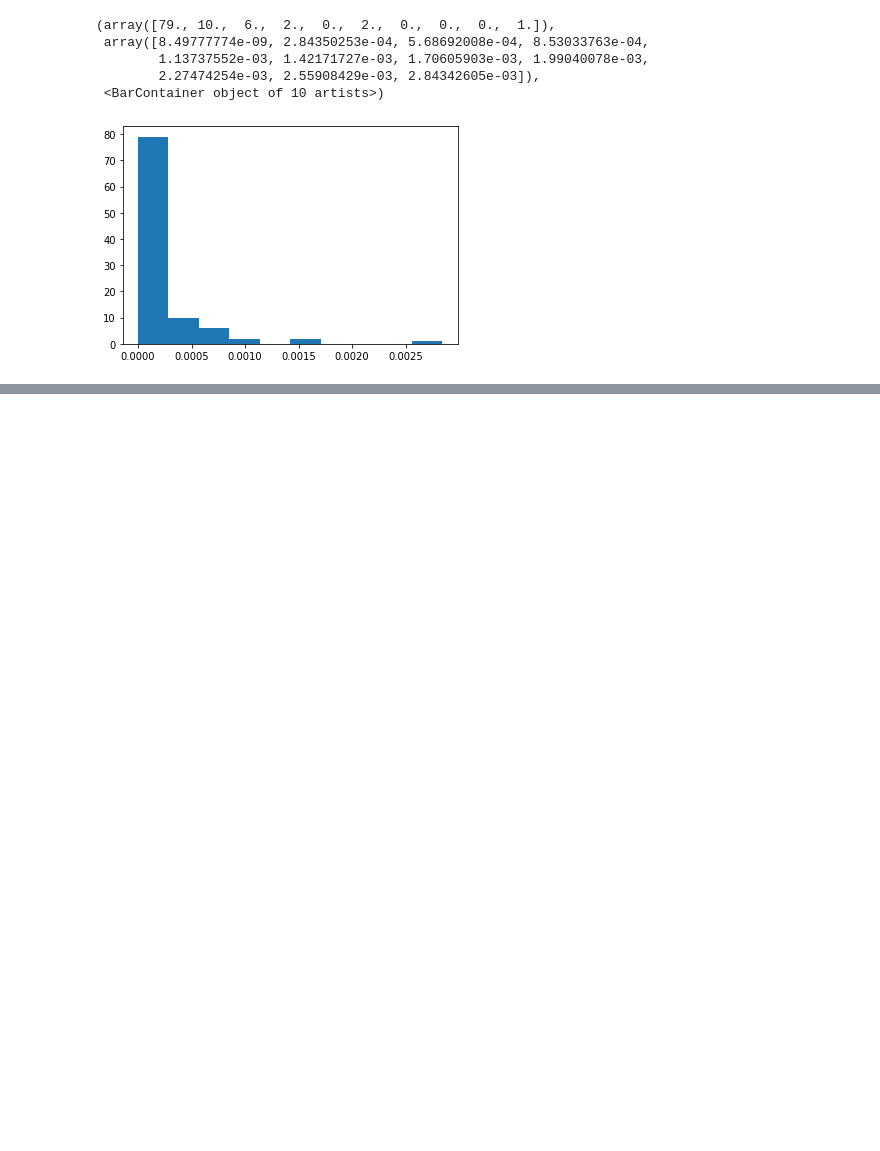
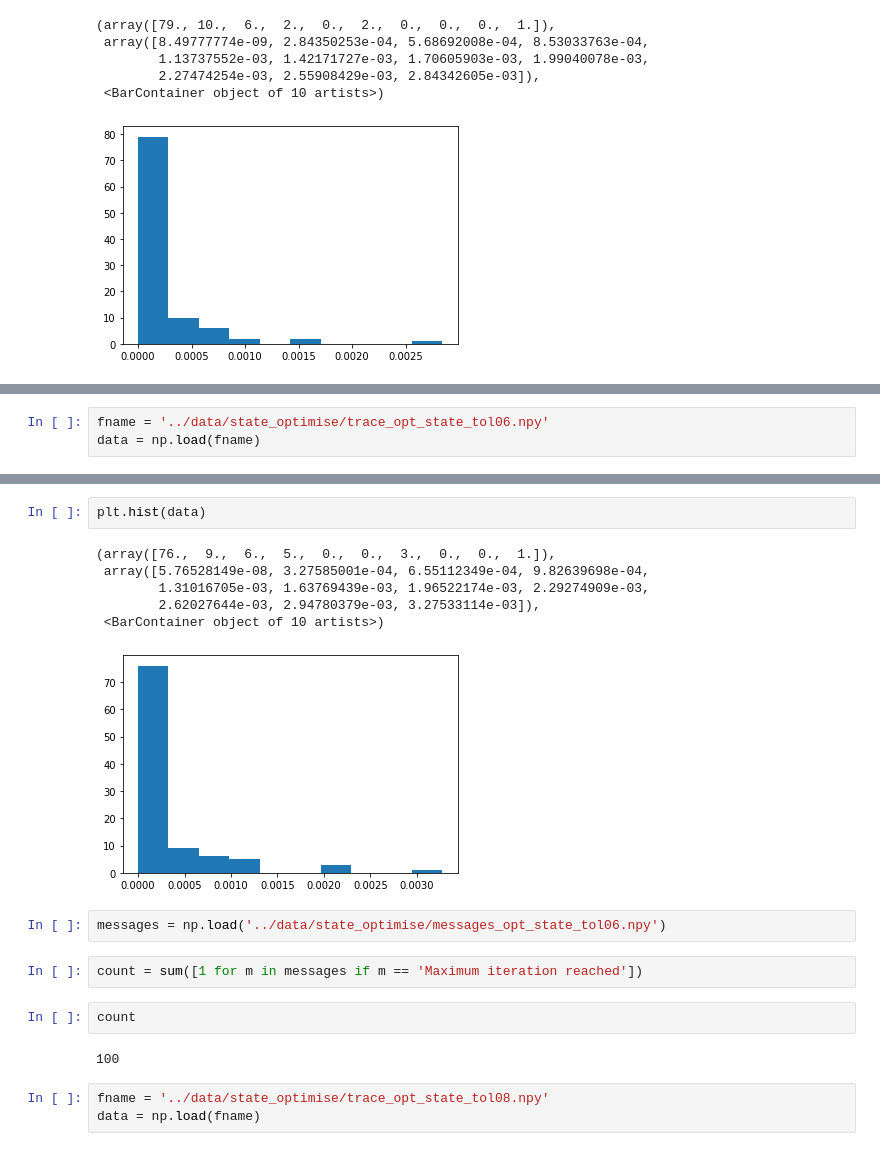
Before and after one commit to vinulw/qdmt, a Jupyter notebook: notebooks/Optimising Density Matrix.ipynb, the cells around one changed output, grey strips where cells are left out. Saved outputs shown, nothing was run; the diff lists cells and outputs as text; blank space fills up the shorter version.

```diff
--- a/notebooks/Optimising Density Matrix.ipynb
+++ b/notebooks/Optimising Density Matrix.ipynb
@@ -109,0 +114,3 @@ plt.hist(data)
+# %%
+fname = '../data/state_optimise/trace_opt_state_tol06.npy'
+data = np.load(fname)
@@ -109,0 +126,20 @@ plt.hist(data)
+# %%
+plt.hist(data)
+# %% [output]
+(array([76.,  9.,  6.,  5.,  0.,  0.,  3.,  0.,  0.,  1.]),
+ array([5.76528149e-08, 3.27585001e-04, 6.55112349e-04, 9.82639698e-04,
+        1.31016705e-03, 1.63769439e-03, 1.96522174e-03, 2.29274909e-03,
+        2.62027644e-03, 2.94780379e-03, 3.27533114e-03]),
+ <BarContainer object of 10 artists>)
+[figure, added]
+# %%
+messages = np.load('../data/state_optimise/messages_opt_state_tol06.npy')
+# %%
+count = sum([1 for m in messages if m == 'Maximum iteration reached'])
+# %%
+count
+# %% [output]
+100
+# %%
+fname = '../data/state_optimise/trace_opt_state_tol08.npy'
+data = np.load(fname)
```
Also changed, not shown: parts of 6 cells of this notebook, 12 other files.
